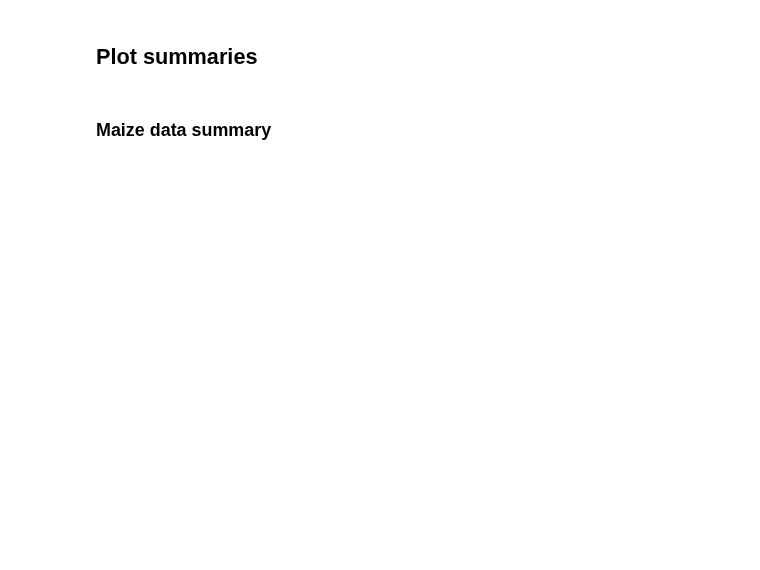
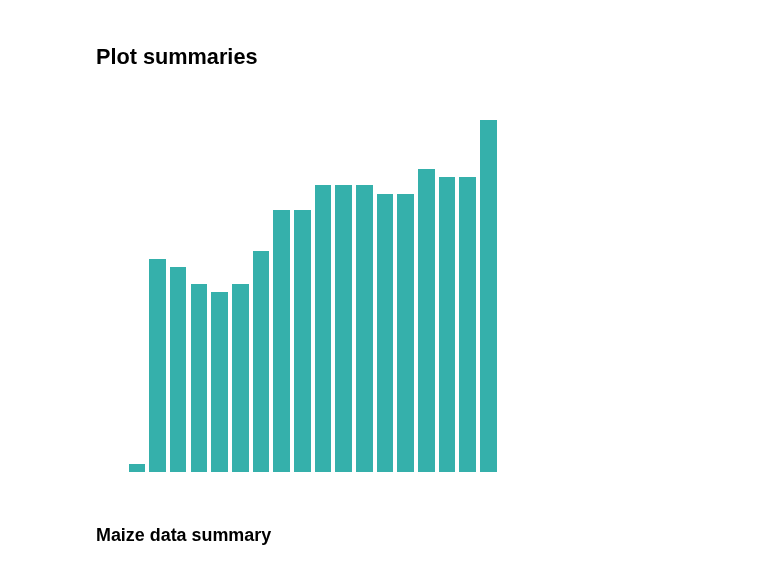
Before and after one commit to BigDataWUR/AgML-CY-Bench, a Jupyter notebook: notebooks/cybench_summary.ipynb, the cells around one changed output. Drawn from its saved outputs; the diff is of its cells as text; code cells hidden in the pictures; blank space fills up the shorter version.

Commit message:
tested benchmark summary

```diff
--- a/notebooks/cybench_summary.ipynb
+++ b/notebooks/cybench_summary.ipynb
@@ -75,0 +16,22 @@ print(wheat_ds.head(40).to_string())
+# %%
+import pandas as pd
+import pycountry
+
+summary_df = pd.read_csv("/AgML/output/dataset_summary.csv")
+
+maize_ds = summary_df[summary_df["Dataset"].str.startswith("maize")].copy()
+maize_ds["country_code"] = maize_ds["Dataset"].str[-2:]
+wheat_ds = summary_df[summary_df["Dataset"].str.startswith("wheat")].copy()
+wheat_ds["country_code"] = wheat_ds["Dataset"].str[-2:]
+
+maize_ds["Country"] = maize_ds["country_code"].apply(lambda x: pycountry.countries.get(alpha_2=x).name)
+maize_ds.set_index("Country", inplace=True)
+maize_ds.drop(columns=["Dataset", "country_code"], inplace=True)
+maize_ds["Labels Count Per Year"] = maize_ds["Labels Count Per Year"].apply(lambda x: [int(p) for p in x.split(" ")])
+print(maize_ds.head(40).to_string())
+
+wheat_ds["Country"] = wheat_ds["country_code"].apply(lambda x: pycountry.countries.get(alpha_2=x).name)
+wheat_ds.set_index("Country", inplace=True)
+wheat_ds.drop(columns=["Dataset", "country_code"], inplace=True)
+wheat_ds["Labels Count Per Year"] = wheat_ds["Labels Count Per Year"].apply(lambda x: [int(p) for p in x.split(" ")])
+print(wheat_ds.head(40).to_string())
@@ -76,11 +56,21 @@ print(wheat_ds.head(40).to_string())
 # %% [markdown]
 ## Plot summaries
 # %%
+import matplotlib.pyplot as plt
 import matplotlib.axes
 import typing
 
-def densities_plot(ax: matplotlib.axes.Axes, val: typing.Any, hideAxes = True, startx=2003) -> matplotlib.container.BarContainer:
+def densities_plot(ax: matplotlib.axes.Axes,
+                   val: typing.Any,
+                   hideAxes = True, startx=2003) -> matplotlib.container.BarContainer:
     bar = ax.bar(*[range(startx, startx+len(val))], val, color = "#35b0ab")
     if(hideAxes):
         ax.set_axis_off()
     return bar
+
+# Test the function above
+ax = plt.axes()
+bar = densities_plot(ax, wheat_ds["Labels Count Per Year"]["Spain"])
+plt.show()
+# %% [output]
+[figure, added]
```
Also changed, not shown: parts of 6 cells of this notebook, 1 other file.
